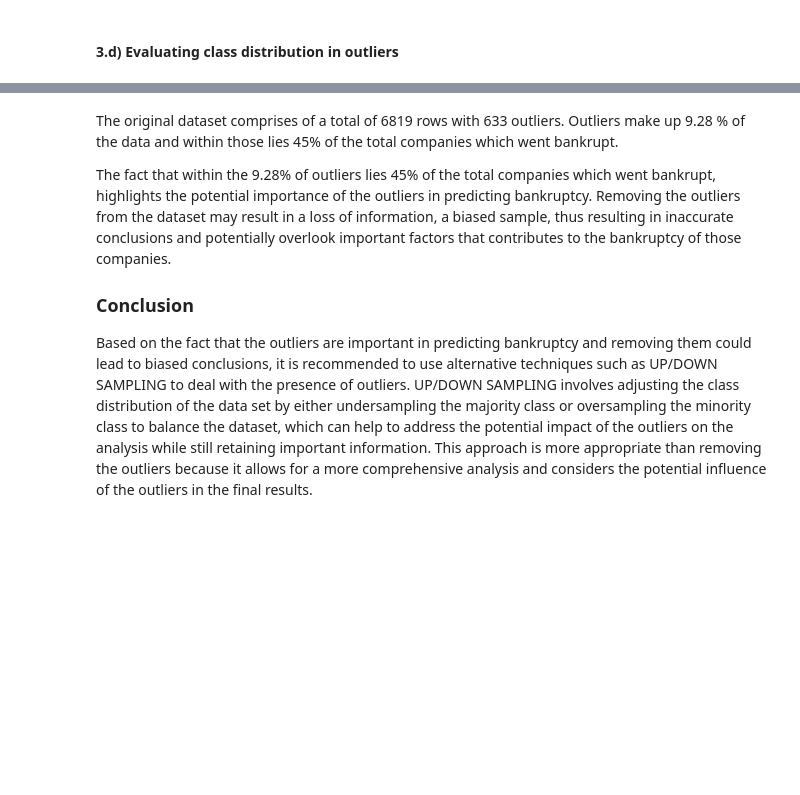
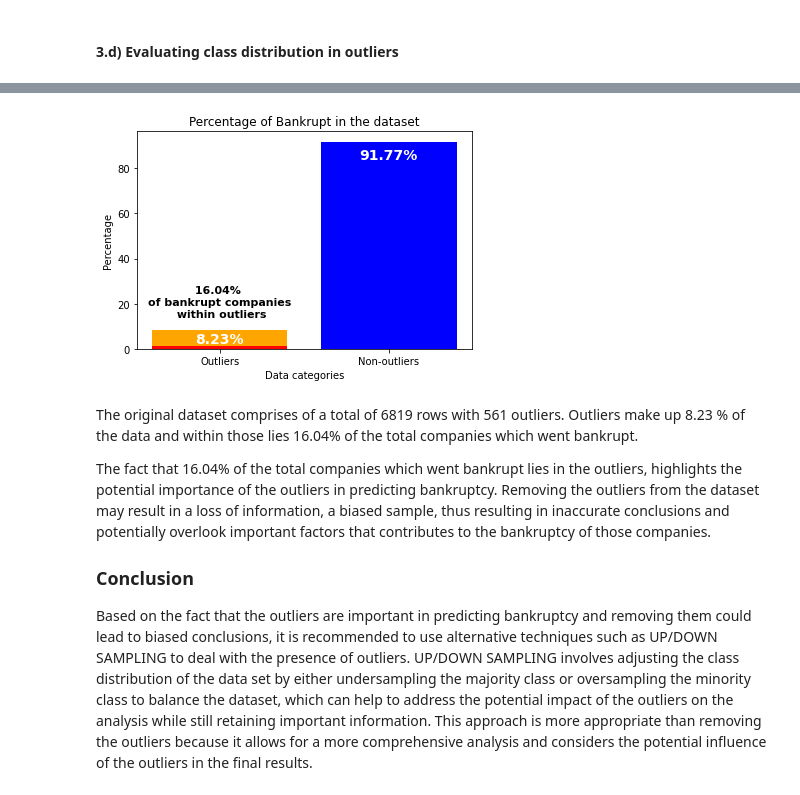
Before and after one commit to paaniwater/DSAI-Project, a Jupyter notebook: data_visualisations.ipynb, the cells around one changed output, grey strips where cells are left out. Saved outputs shown, nothing was run; the diff lists cells and outputs as text; code cells hidden in the pictures; blank space fills up the shorter version.

```diff
--- a/data_visualisations.ipynb
+++ b/data_visualisations.ipynb
@@ -406,7 +400,38 @@ Number of instances with Bankrupt? equal to 1: 99, Percentage: 15.64%
+# %%
+# define the data
+total_rows = 6819
+num_outliers = 561
+outlier_percent = round(num_outliers / total_rows * 100, 2)
+bankrupt_within_outliers_percent = round(16.04 / 100 * outlier_percent, 2)
+bankrupt_outlier_percent = round(bankrupt_within_outliers_percent / outlier_percent * 100, 2)
+
+# create the bar chart
+labels = ['Outliers', 'Non-outliers']
+percentages = [outlier_percent, 100-outlier_percent]
+colors = ['orange', 'blue']
+plt.bar(labels, percentages, color=colors)
+
+# add a different color for bankrupt companies within outliers
+plt.bar('Outliers', bankrupt_within_outliers_percent, color='red')
+
+# add annotations
+plt.text(0, outlier_percent/2, str(outlier_percent) + '%', ha='center', va='center', color='white', fontweight='bold', fontsize=14)
+plt.text(1, 100-outlier_percent/2 - 10, str(100-outlier_percent) + '%', ha='center', va='center', color='white', fontweight='bold', fontsize=14)
+plt.text(0, bankrupt_within_outliers_percent/2 + 20, str(bankrupt_outlier_percent) + '% \nof bankrupt companies\n within outliers', ha='center', va='center', color='Black', fontweight='bold', fontsize=11)
+
+# add title and axis labels
+plt.title('Percentage of Bankrupt in the dataset')
+plt.xlabel('Data categories')
+plt.ylabel('Percentage')
+
+# show the plot
+plt.show()
+# %% [output]
+[figure, added]
 # %% [markdown]
-The original dataset comprises of a total of 6819 rows with 633 outliers. Outliers make up 9.28 % of the data and within those lies 45% of the total companies which went bankrupt.
+The original dataset comprises of a total of 6819 rows with 561 outliers. Outliers make up 8.23 % of the data and within those lies 16.04% of the total companies which went bankrupt.
 
-The fact that within the 9.28% of outliers lies 45% of the total companies which went bankrupt, highlights the potential importance of the outliers in predicting bankruptcy. Removing the outliers from the dataset may result in a loss of information, a biased sample, thus resulting in inaccurate conclusions and potentially overlook important factors that contributes to the bankruptcy of those companies.
+The fact that 16.04% of the total companies which went bankrupt lies in the outliers, highlights the potential importance of the outliers in predicting bankruptcy. Removing the outliers from the dataset may result in a loss of information, a biased sample, thus resulting in inaccurate conclusions and potentially overlook important factors that contributes to the bankruptcy of those companies.
 
 ### Conclusion
 
```
Also changed, not shown: parts of 15 cells of this notebook.
